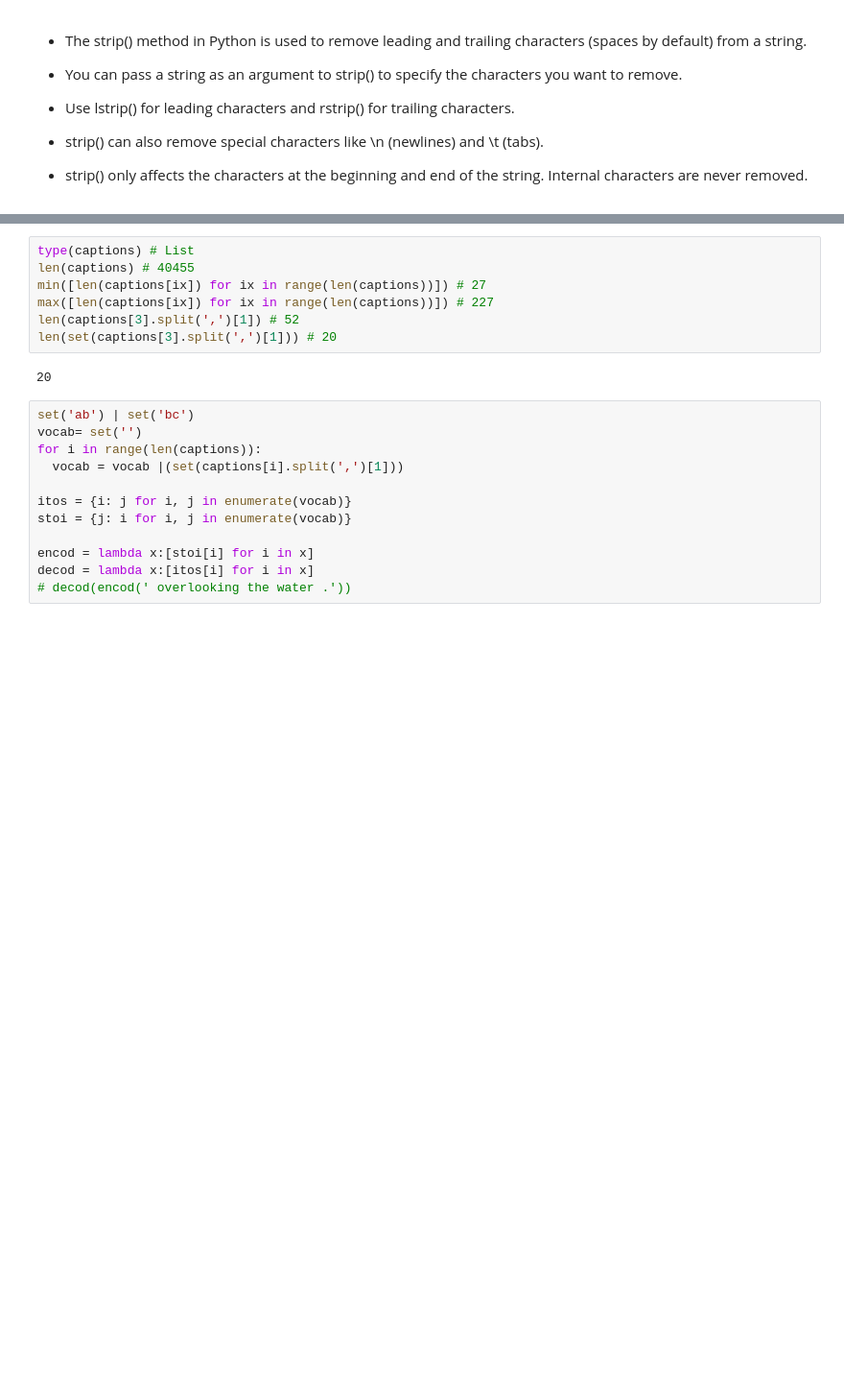
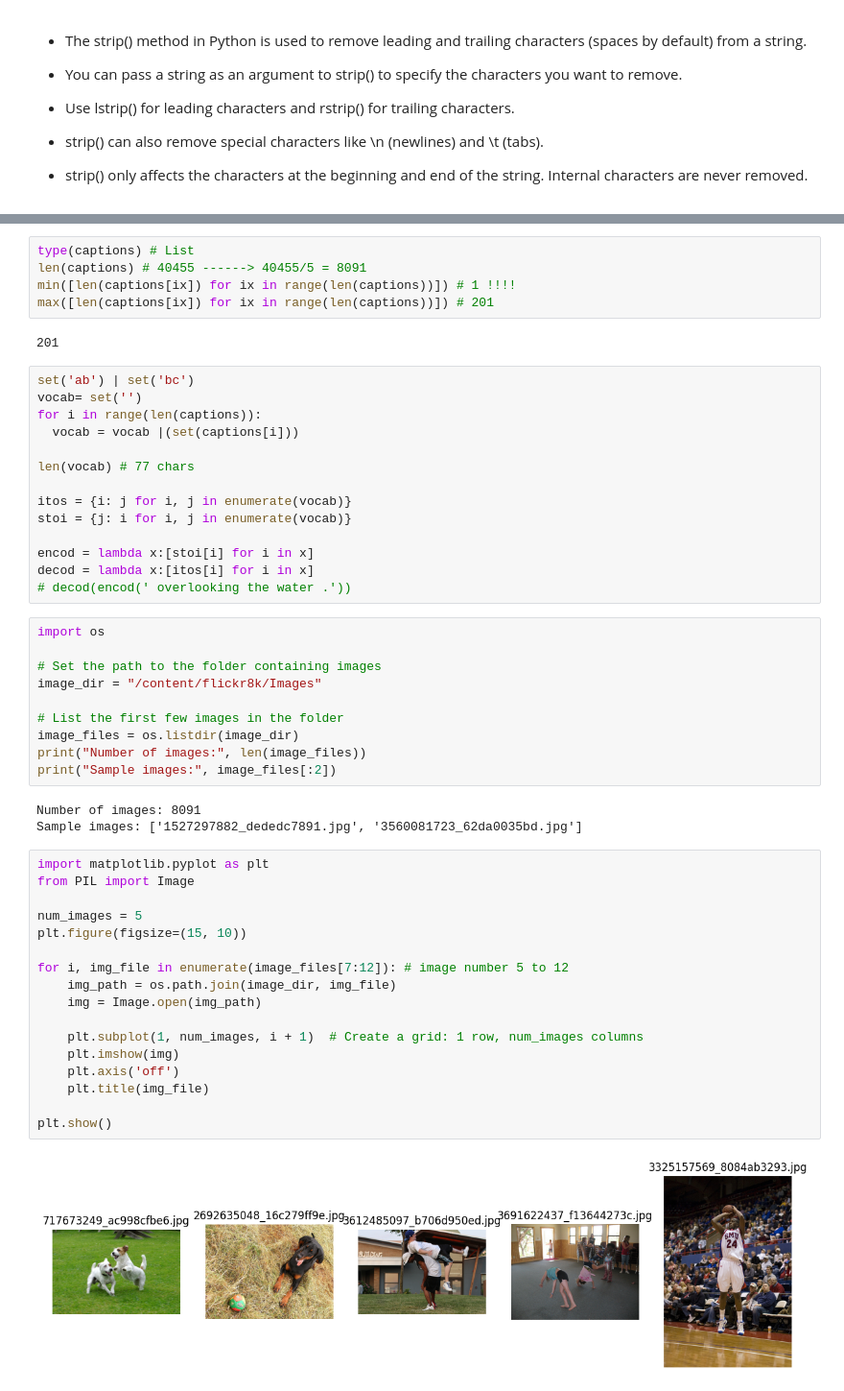
Before and after one commit to mahdisabetkish/Vision2Words, a Jupyter notebook: Flicker8k.ipynb, the cells around one changed output, grey strips where cells are left out. Shown at 96% size. Drawn from its saved outputs; the diff is of its cells as text; blank space fills up the shorter version.

Commit message:
a dictionary that maps ID to captions

```diff
--- a/Flicker8k.ipynb
+++ b/Flicker8k.ipynb
@@ -69,17 +70,17 @@ Sample Captions:
 # %%
 type(captions) # List
-len(captions) # 40455
-min([len(captions[ix]) for ix in range(len(captions))]) # 27
-max([len(captions[ix]) for ix in range(len(captions))]) # 227
-len(captions[3].split(',')[1]) # 52
-len(set(captions[3].split(',')[1])) # 20
+len(captions) # 40455 ------> 40455/5 = 8091
+min([len(captions[ix]) for ix in range(len(captions))]) # 1 !!!!
+max([len(captions[ix]) for ix in range(len(captions))]) # 201
 # %% [output]
-20
+201
 # %%
 set('ab') | set('bc')
 vocab= set('')
 for i in range(len(captions)):
-  vocab = vocab |(set(captions[i].split(',')[1]))
+  vocab = vocab |(set(captions[i]))
+
+len(vocab) # 77 chars
 
 itos = {i: j for i, j in enumerate(vocab)}
 stoi = {j: i for i, j in enumerate(vocab)}
@@ -87,3 +88,35 @@ stoi = {j: i for i, j in enumerate(vocab)}
 encod = lambda x:[stoi[i] for i in x]
 decod = lambda x:[itos[i] for i in x]
 # decod(encod(' overlooking the water .'))
+# %%
+import os
+
+# Set the path to the folder containing images
+image_dir = "/content/flickr8k/Images"
+
+# List the first few images in the folder
+image_files = os.listdir(image_dir)
+print("Number of images:", len(image_files))
+print("Sample images:", image_files[:2])
+# %% [output]
+Number of images: 8091
+Sample images: ['1527297882_dededc7891.jpg', '3560081723_62da0035bd.jpg']
+# %%
+import matplotlib.pyplot as plt
+from PIL import Image
+
+num_images = 5
+plt.figure(figsize=(15, 10))
+
+for i, img_file in enumerate(image_files[7:12]): # image number 5 to 12
+    img_path = os.path.join(image_dir, img_file)
+    img = Image.open(img_path)
+
+    plt.subplot(1, num_images, i + 1)  # Create a grid: 1 row, num_images columns
+    plt.imshow(img)
+    plt.axis('off')
+    plt.title(img_file)
+
+plt.show()
+# %% [output]
+[figure, added]
```
Also changed, not shown: parts of 5 cells of this notebook.
